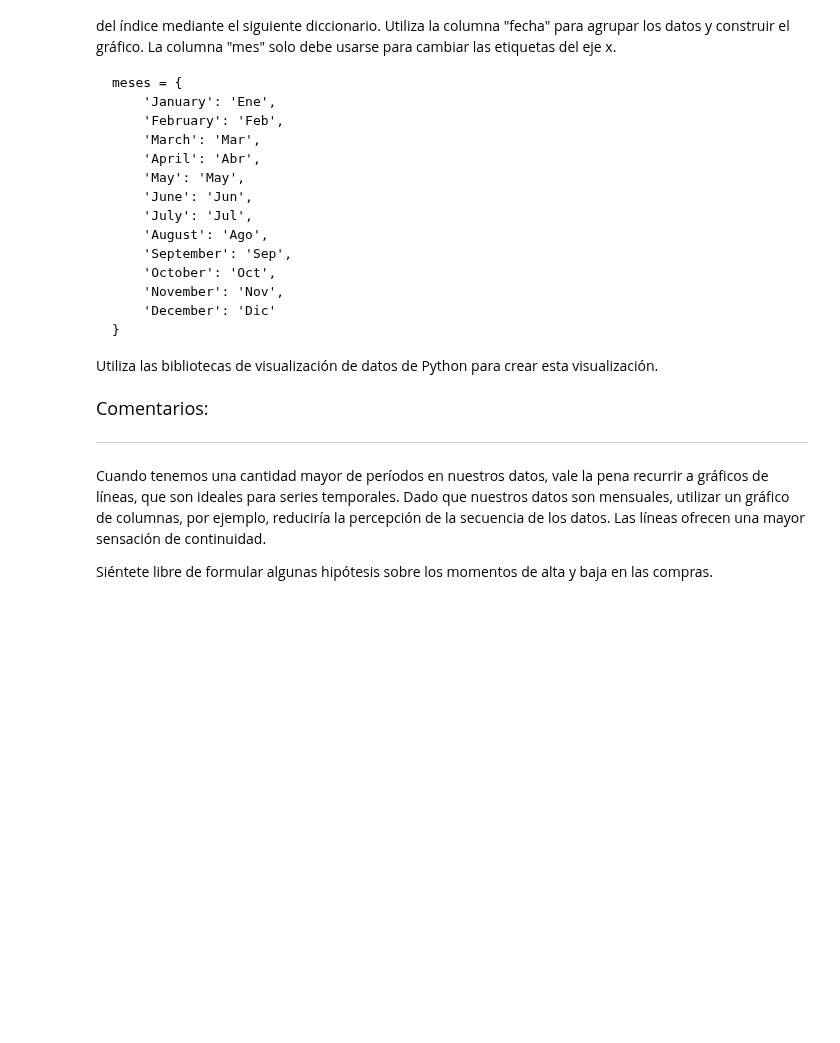
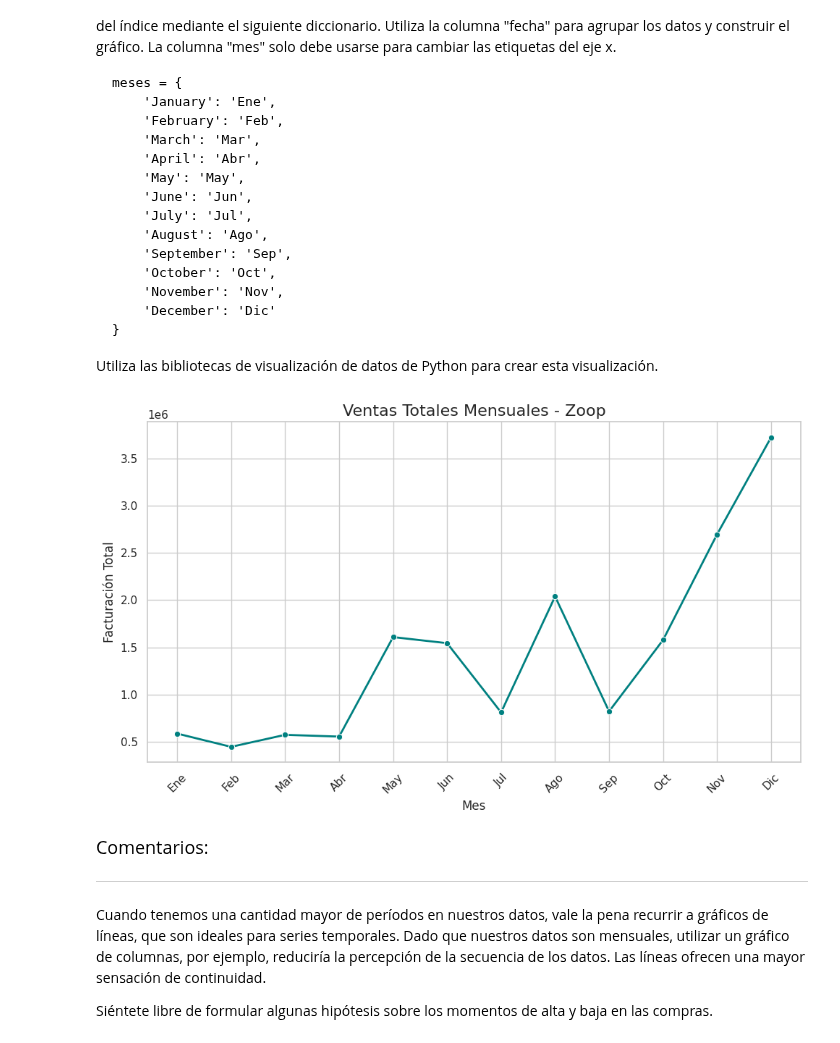
Before and after one commit to Starleen1996/Pandas-E-S, a Jupyter notebook: IA_aplicada_a_ciencia_de_datos.ipynb, the cells around one changed output. Saved outputs shown, nothing was run; the diff lists cells and outputs as text; code cells hidden in the pictures; blank space fills up the shorter version.

```diff
--- a/IA_aplicada_a_ciencia_de_datos.ipynb
+++ b/IA_aplicada_a_ciencia_de_datos.ipynb
@@ -719,6 +786,62 @@ meses = {
 
 
 Utiliza las bibliotecas de visualización de datos de Python para crear esta visualización.
+# %%
+# Asegurar que la columna 'fecha' esté en formato datetime
+df['fecha'] = pd.to_datetime(df['fecha'])
+
+# Crear columna con el primer día del mes de cada fecha para agrupar por mes
+df['mes_completo'] = df['fecha'].dt.to_period('M').dt.to_timestamp()
+
+# Agrupar por mes y sumar la facturación total
+ventas_mensuales = df.groupby('mes_completo')['facturacion'].sum().reset_index()
+
+# Crear columna "mes" con nombre del mes traducido usando el diccionario
+meses = {
+    'January': 'Ene',
+    'February': 'Feb',
+    'March': 'Mar',
+    'April': 'Abr',
+    'May': 'May',
+    'June': 'Jun',
+    'July': 'Jul',
+    'August': 'Ago',
+    'September': 'Sep',
+    'October': 'Oct',
+    'November': 'Nov',
+    'December': 'Dic'
+}
+
+# Extraer nombre del mes en inglés y traducir
+ventas_mensuales['mes'] = ventas_mensuales['mes_completo'].dt.strftime('%B').map(meses)
+
+# Crear columna auxiliar para eje x con año y mes traducido
+ventas_mensuales['etiqueta_mes'] = ventas_mensuales['mes_completo'].dt.strftime('%Y-') + ventas_mensuales['mes']
+
+# Configurar estilo de visualización
+sns.set(style='whitegrid')
+
+# Crear gráfico de líneas
+plt.figure(figsize=(10, 6))
+sns.lineplot(data=ventas_mensuales, x='mes', y='facturacion', marker='o', linewidth=2, color='teal', sort= False)
+
+# Personalizar gráfico
+plt.title('Ventas Totales Mensuales - Zoop', fontsize=16)
+plt.xlabel('Mes')
+plt.ylabel('Facturación Total')
+plt.xticks(rotation=45)
+plt.tight_layout()
+
+# Mostrar gráfico
+plt.show()
+
+#df['mes_completo']: Normaliza cada fecha al primer día del mes para agrupar correctamente.
+#groupby('mes_completo'): Agrupa y suma las ventas del mes.
+#strftime('%B'): Obtiene el nombre del mes en inglés.
+#.map(meses): Traduce al español abreviado.
+#sns.lineplot(...): Dibuja el gráfico de líneas.
+# %% [output]
+[figure, added]
 # %% [markdown]
 <font color="7b71ff" size=4> Comentarios: </font>
 
```
Also changed, not shown: parts of 4 cells of this notebook.
